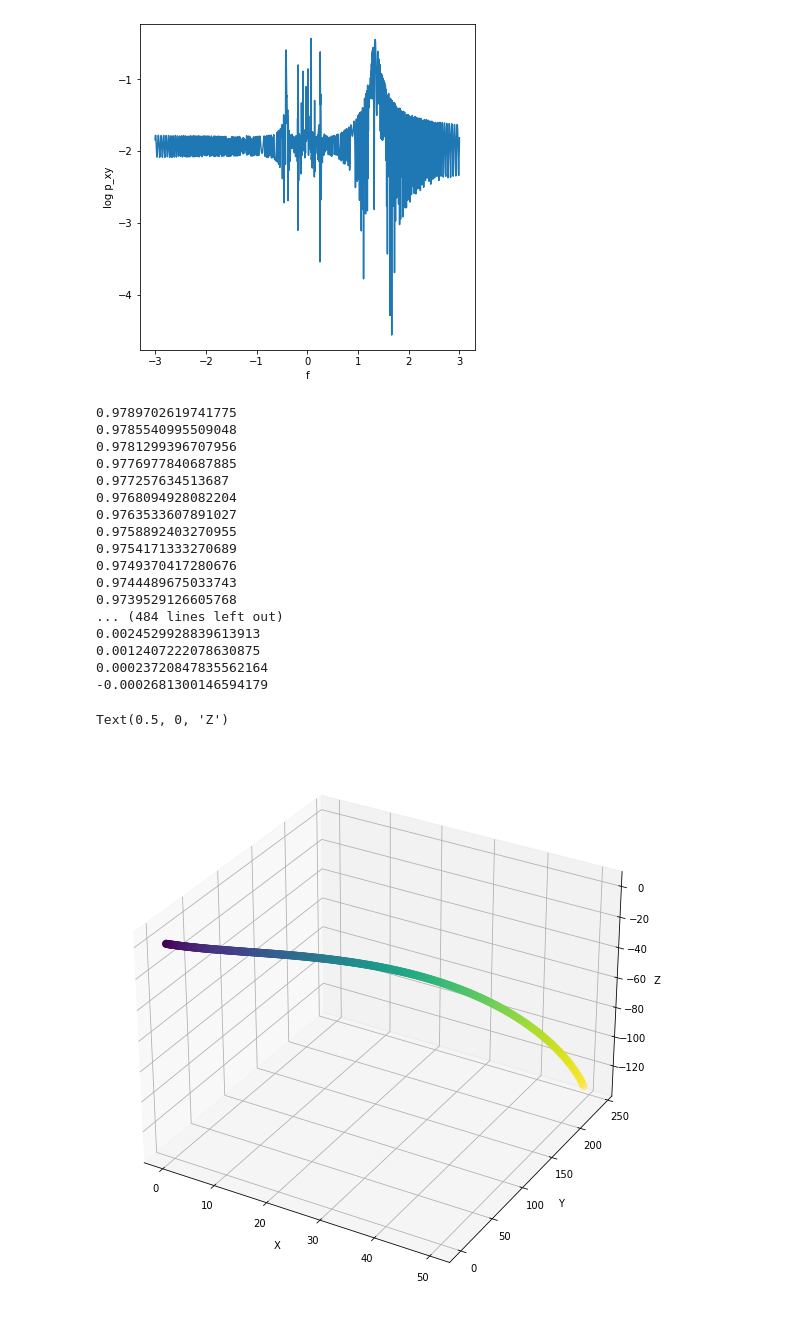
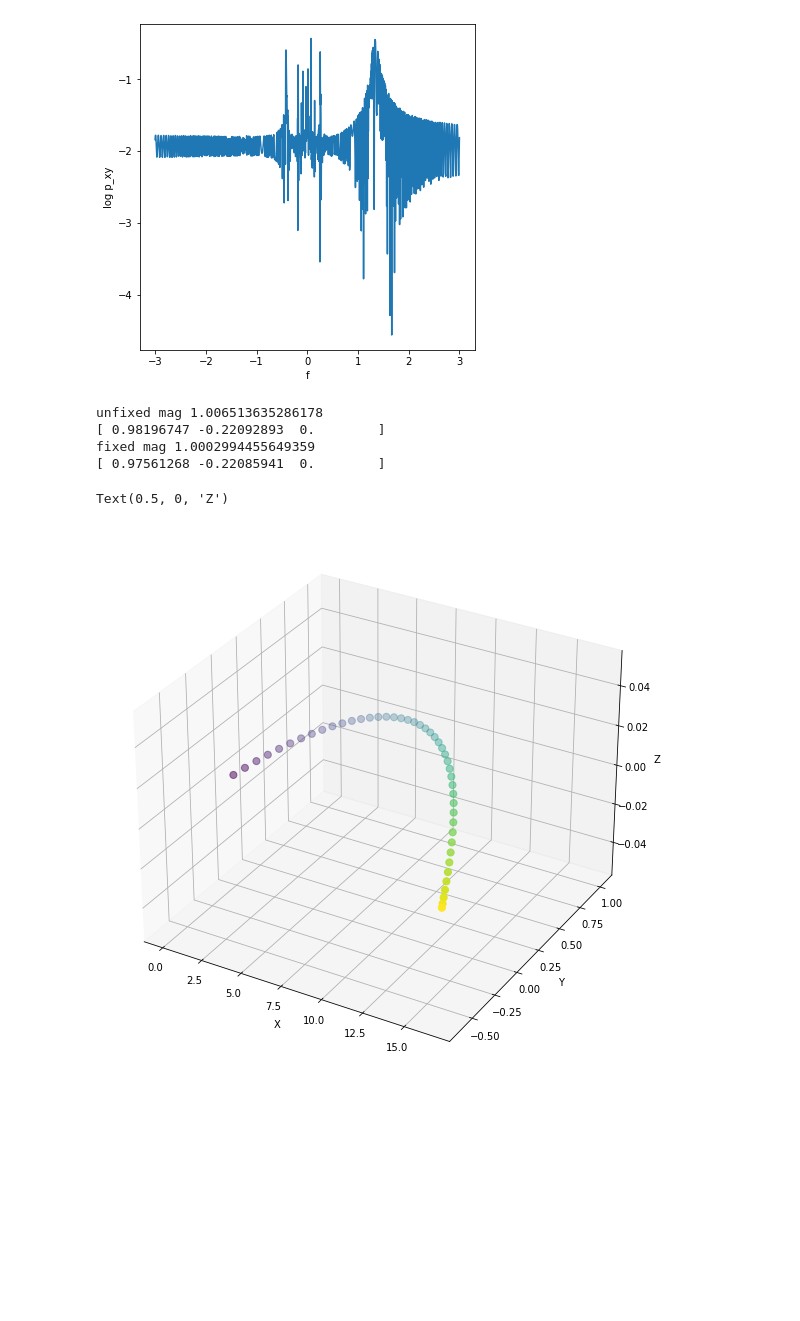
Before and after one commit to asmohov/bubbles, a Jupyter notebook: boris_pusher_sandbox.ipynb, the cells around one changed output. Saved outputs shown, nothing was run; the diff lists cells and outputs as text; code cells hidden in the pictures; blank space fills up the shorter version.

Commit message:
try to fix snowballing E acceleration

```diff
--- a/boris_pusher_sandbox.ipynb
+++ b/boris_pusher_sandbox.ipynb
@@ -149,10 +149,10 @@ del_t_count = 500 #set number of timesteps so implicitly set delta t
 q=.01
 m=1
 v_vect = np.array([0.1*c,0.1*c,0]) #velocity without any relativistic considerations, initial condition
-b_vect = np.array([.1,0,0]) #for use when there is no wave passing through, i.e. constant b field
-b_guide = np.array([.1,0,0])#only z field for now, this is the guide field at all points in the domain
-e_naught = np.array([0,.1,0])#initial electric field, never changes
-e_vect = np.array([0,.1,0])#initialize mutable electric field vector
+b_vect = np.array([0,0,1]) #for use when there is no wave passing through, i.e. constant b field
+b_guide = np.array([0,0,1])#only z field for now, this is the guide field at all points in the domain
+e_naught = np.array([1,0,0])#initial electric field, never changes
+e_vect = np.array([1,0,0])#initialize mutable electric field vector
 x_vect = np.array([0,0,0])
 #wave initial conditions
 omega = .05
@@ -201,10 +201,20 @@ while(current_time<time_total):
     #e_vect=np.array((e_naught[0]+del_ex,e_naught[1]+del_ey,e_naught[2]))#adjust electric field due to wave
     #b_vect=np.array((b_guide[0]-del_ey,b_guide[1]+del_ex,b_guide[2]))
     #half step electric acceleration------------------------------------------
-    u_minus = u_vect+float((q_m*delta_t/2))*e_vect
+    #switching to Vay method due to unrestrained E acceleration
+    u_minus = u_vect+float((q_m*delta_t/2))*e_vect #error happens in this line
+    #hardcode limit on u_minus
+    if mag(u_minus)>.99999*c:
+        print('unfixed mag',mag(u_minus))
+        print(u_minus)
+        u_minus[0]=u_minus[0]/(mag(u_minus))
+        u_minus[1]=u_minus[1]/(mag(u_minus))
+        u_minus[2]=u_minus[2]/(mag(u_minus))
+        print('fixed mag',mag(u_minus))
+        print(u_minus)
     #intermediate quantities--------------------------------------------------
-    gamma_half = np.sqrt(1-((mag(u_minus)/c)**2))
-    print(1-((mag(u_minus)/c)**2))
+    gamma_half = 1/np.sqrt(1-((mag(u_minus)/c)**2))
+    #print(mag(u_minus))
     t_vect = b_vect*(q_m*delta_t/(2*gamma_half))
     s_vect = 2*t_vect*(1/(1+mag(t_vect)**2))
     #magnetic rotation, magnitude of u_vector is conserved------------------------
@@ -212,51 +222,39 @@ while(current_time<time_total):
     #half step electric---------------------------------------------------
     u_new = u_plus+(delta_t*q_m/2)*e_vect
     #finish position change------------------------------------------------
-    x_new = x_vect+u_new*(delta_t/(2*gamma))
+    x_new = x_vect+u_new*(delta_t/(2*gamma_half))
     #update initial values------------------------------------------------
     x_vect = x_new
     u_vect = u_new
+    gamma = gamma_half
     #update time and append to graphing list--------------------------------
     current_time+=delta_t
     x_list.append(x_vect[0])
     y_list.append(x_vect[1])
     z_list.append(x_vect[2])
     time_list.append(current_time)
 
 
 
 #plotting section-------------------------------------------
 plt.show()
 #3-d plot
 fig = plt.figure(figsize=(10,10))
 ax = fig.add_subplot(projection='3d')
 ax.scatter(x_list,y_list,z_list,s=50,c=time_list,cmap=plt.cm.viridis)
 zeros = np.zeros(len(z_domain))
 #ax.quiver(zeros+.6,zeros+1,z_domain,ex_wave,ey_wave,zeros,length=.25,color='r',label='efield')#e field at last step
 #x.quiver(zeros+.6,zeros+1,z_domain,bx_wave,by_wave,zeros,length=.25,color='g',label='bfield')#b field at last step
 ax.set_xlabel('X')
 ax.set_ylabel('Y')
 ax.set_zlabel('Z')
 #ax.axes.set_zlim3d(bottom=0, top=max(z_list))
 #ax.axes.set_xlim3d(left=-1, right=1)
 #ax.axes.set_ylim3d(bottom=-1, top=1)
 # %% [output]
-0.9789702619741775
-0.9785540995509048
-0.9781299396707956
-0.9776977840687885
-0.977257634513687
-0.9768094928082204
-0.9763533607891027
-0.9758892403270955
-0.9754171333270689
-0.9749370417280676
-0.9744489675033743
-0.9739529126605768
-... (484 lines left out)
-0.0024529928839613913
-0.0012407222078630875
-0.00023720847835562164
--0.0002681300146594179
+unfixed mag 1.006513635286178
+[ 0.98196747 -0.22092893  0.        ]
+fixed mag 1.0002994455649359
+[ 0.97561268 -0.22085941  0.        ]
 Text(0.5, 0, 'Z')
-[figure, old version]
+[figure, new version]
```
Also changed, not shown: parts of 1 cell of this notebook.
